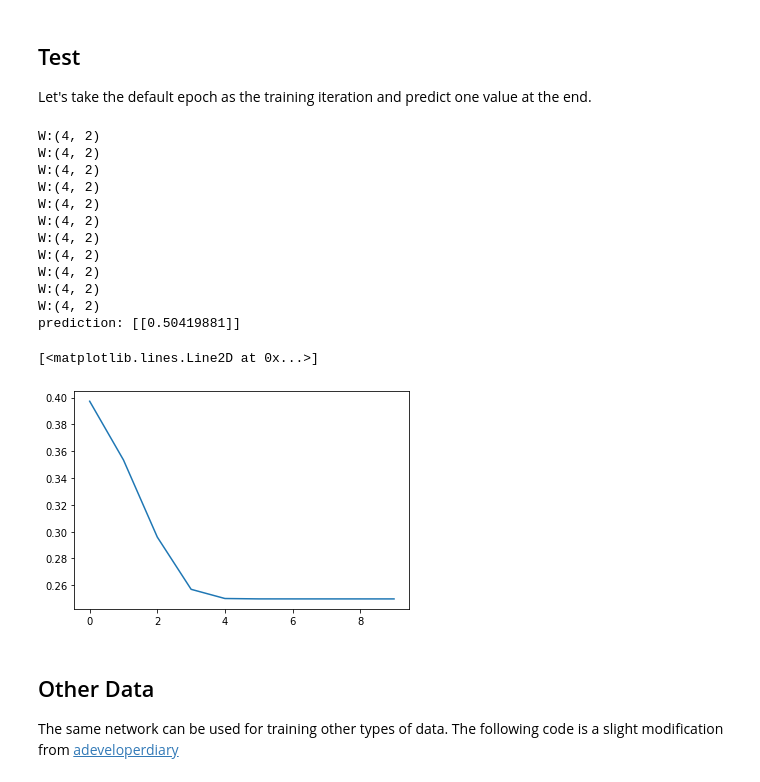
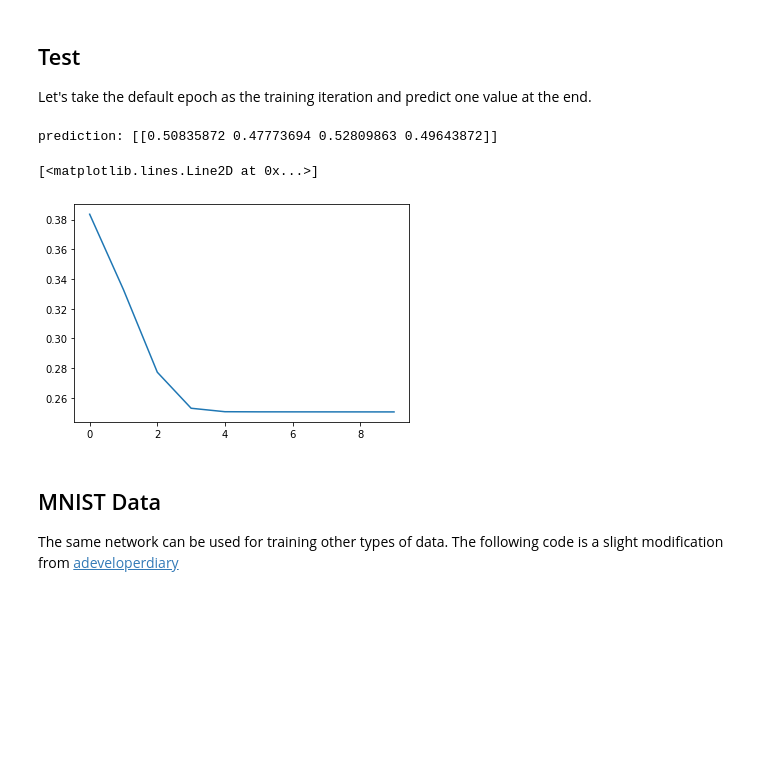
Before and after one commit to changsin/DeepLearningMadeEasy, a Jupyter notebook: 03-simple-neural-network.ipynb, the cells around one changed output. Drawn from its saved outputs; the diff is of its cells as text; code cells hidden in the pictures; blank space fills up the shorter version.

```diff
--- a/03-simple-neural-network.ipynb
+++ b/03-simple-neural-network.ipynb
@@ -89,9 +89,10 @@ def sigmoid(z):
     return 1 / (1 + np.exp(-z))
 
 def d_sigmoid(z):
+    # derivative of the sigmoid funciton
     return sigmoid(z) * (1.0 - sigmoid(z))
 
-class SingleLayerNetwork:
+class TwoLayerNetwork:
   def __init__(self, input_size, hidden_size, output_size):
     self.weights1 = np.random.rand(hidden_size, input_size)
     self.weights2 = np.random.rand(output_size, hidden_size)
@@ -110,11 +111,12 @@ class SingleLayerNetwork:
     return sigmoid(z)
 
   def d_activate(self, z):
+    # derivative of the activation funciton
     return d_sigmoid(z)
 
   def loss(self, y_true, y_pred):
     # the loss function is squared error
-    return (y_pred - y_true) ** 2
+    return ((y_pred - y_true) ** 2).mean()
 
   def predict(self, x):
     return self.forward_pass(x)
@@ -125,21 +127,19 @@ class SingleLayerNetwork:
       y_pred = self.forward_pass(x)
       self.backward_pass(x, y, y_pred)
 
-      cost = self.loss(y, y_pred).mean()
+      cost = self.loss(y, y_pred)
       costs.append(cost)
 
     return costs
 
   def forward_pass(self, x):
     # input to the activation function
-    print("W:{}".format(self.weights1.shape))
     self.z1 = np.dot(self.weights1, x.T)
     self.a1 = self.activate(self.z1)
 
     # hidden to output layer
     self.z2 = self.weights2.dot(self.a1) + self.bias2
     self.a2 = self.activate(self.z2)
-    # print("            = a2:{}".format(self.a2.shape))
     return self.a2
 
   def backward_pass(self, x, y, y_pred):
@@ -192,32 +192,25 @@ X.shape
 ## Test
 Let's take the default epoch as the training iteration and predict one value at the end.
 # %%
+INPUT_SIZE = 2
+HIDDEN_SIZE = 4
+OUTPUT_SIZE = 1
 EPOCH = 10
-nn = SingleLayerNetwork(2, 4, 1)
+
+nn = TwoLayerNetwork(INPUT_SIZE, HIDDEN_SIZE, OUTPUT_SIZE)
 
 errors = nn.fit(X, Y, EPOCH)
 
-p = nn.predict(np.array([[1, 0]]))
+p = nn.predict(X)
 print("prediction: {}".format(p))
 
 plt.plot(range(EPOCH), errors)
 # %% [output]
-W:(4, 2)
-W:(4, 2)
-W:(4, 2)
-W:(4, 2)
-W:(4, 2)
-W:(4, 2)
-W:(4, 2)
-W:(4, 2)
-W:(4, 2)
-W:(4, 2)
-W:(4, 2)
-prediction: [[0.50419881]]
+prediction: [[0.50835872 0.47773694 0.52809863 0.49643872]]
 [<matplotlib.lines.Line2D at 0x...>]
-[figure, old version]
+[figure, new version]
 # %% [markdown]
-## Other Data
+## MNIST Data
 The same network can be used for training other types of data. The following code is a slight modification from
 [adeveloperdiary](http://www.adeveloperdiary.com/data-science/machine-learning/understand-and-implement-the-backpropagation-algorithm-from-scratch-in-python/?unapproved=3289&moderation-hash=e30be44173f13aab3600e3f6a1396ba6#comment-3289)
 # %%
```
Also changed, not shown: parts of 6 cells of this notebook.
